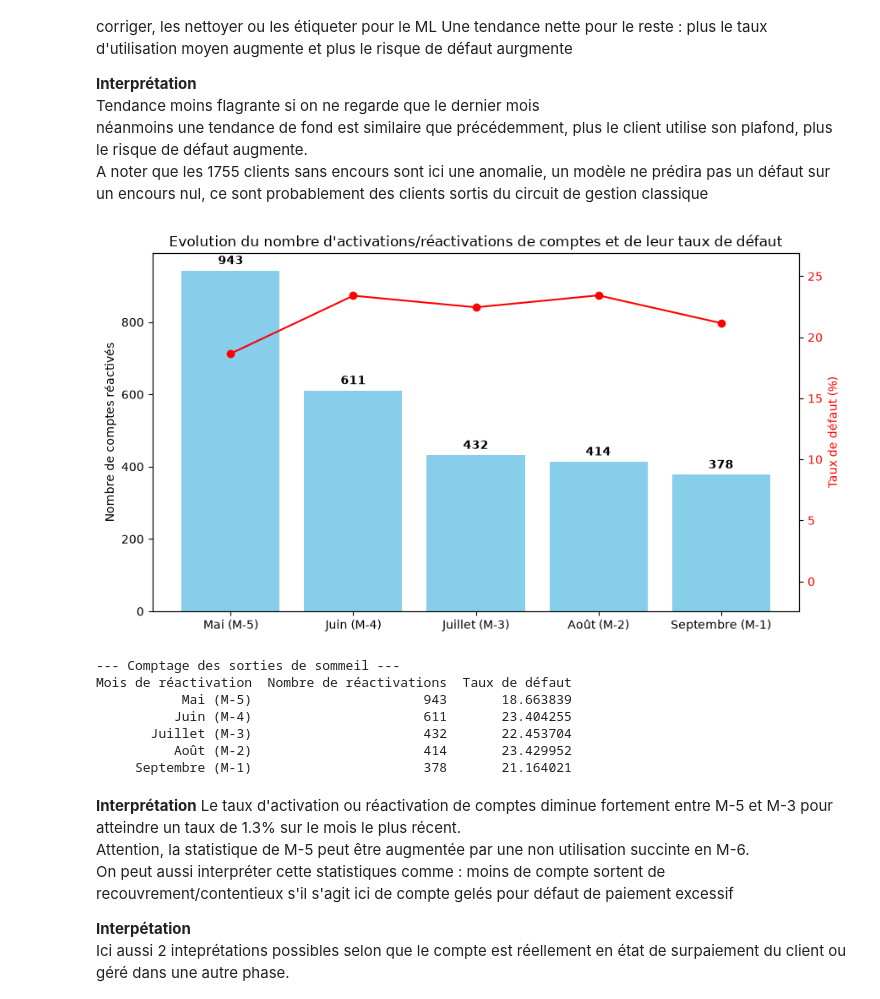
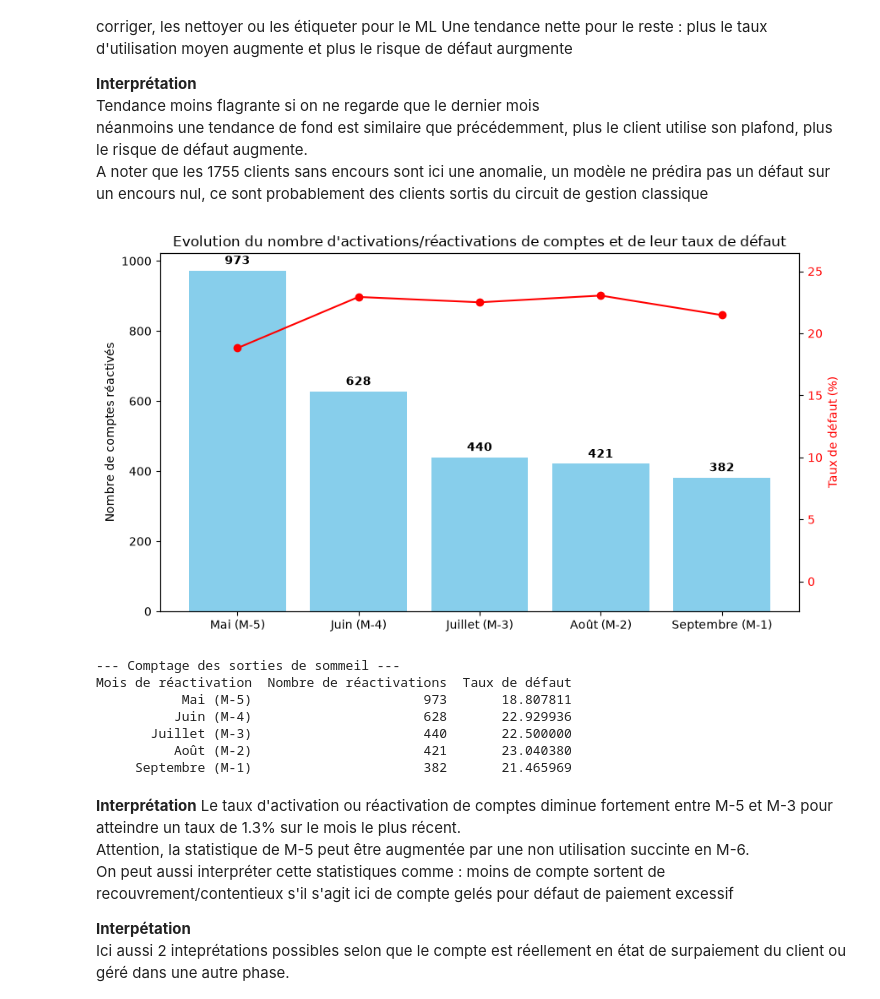
Before and after one commit to johan-mac-59/RiskLens_ML, a Jupyter notebook: src/05_02_EDA_storytelling.ipynb, the cells around one changed output. Cells and saved outputs as stored; diff of their text form; code cells hidden in the pictures.

```diff
--- a/src/05_02_EDA_storytelling.ipynb
+++ b/src/05_02_EDA_storytelling.ipynb
@@ -6,7 +6,7 @@ import os
 
 current_dir = os.path.abspath('.')
 root_dir = os.path.dirname(current_dir)
-file_path = os.path.join(root_dir, 'data', 'cleaned3_creditcard.csv')
+file_path = os.path.join(root_dir, 'data', 'cleaned2_creditcard.csv')
 
 # Charger le CSV dans un DataFrame
 df = pd.read_csv(file_path)
@@ -809,23 +872,0 @@ Résumé des sommes de retards (ordre chronologique) :
-# %%
-import pandas as pd
-
-# 1. Calcul du ratio moyen par client si non déjà présent dans le DataFrame
-cols_ratio = [f'ratio_BILL_LIMIT{i}' for i in range(1, 7)]
-df['ratio_mean_client'] = df[cols_ratio].mean(axis=1)
-
-# 2. Filtrage des clients ayant une moyenne de ratio strictement égale à 0
-df_ratio_zero = df[df['ratio_mean_client'] == 0].copy()
-
-# 3. Sélection des colonnes pertinentes pour une inspection claire
-cols_a_afficher = (
-    ['LIMIT_BAL'] +
-    [f'PAY_{i}' for i in range(1, 7) if f'PAY_{i}' in df.columns] +
-    [f'BILL_AMT{i}' for i in range(1, 7)] +
-    [f'PAY_AMT{i}' for i in range(1, 7)] +
-    ['dpnm']
-)
-
-print(f"Nombre de clients avec ratio moyen = 0 % : {len(df_ratio_zero)}")
-
-# Affichage du sous-ensemble de données
-df_ratio_zero[cols_a_afficher]
@@ -1521,6 +1467,7 @@ resultats = []
 for c in cycles:
     nom_mois = c['mois']
     curr_bill = c['curr_bill']
+    curr_pay = curr_bill.replace('BILL_AMT', 'PAY_AMT')
     dormant_cols = c['dormant_cols']
 
     # Masque de dormance cumulée : BILL_AMT <= 0 ET PAY_AMT == 0 sur TOUS les mois antérieurs
@@ -1528,8 +1475,8 @@ for c in cycles:
     for m in dormant_cols:
         mask_inactif_cumul &= (df[f'BILL_AMT{m}'] <= 0) & (df[f'PAY_AMT{m}'] == 0)
 
-    # Masque de sortie de sommeil au mois courant
-    mask_reactivation = mask_inactif_cumul & (df[curr_bill] > 0)
+    # Masque de sortie de sommeil au mois courant (facture > 0 OU paiement > 0)
+    mask_reactivation = mask_inactif_cumul & ((df[curr_bill] > 0) | (df[curr_pay] > 0))
 
     nb_reactives = mask_reactivation.sum()
 
@@ -1574,41 +1521,41 @@ for i, row in df_res.iterrows():
         fontsize=10,
         fontweight='bold'
     )
 
 # Deuxième axe pour le taux de défaut
 ax2 = ax1.twinx()
 line = ax2.plot(df_res['Mois de réactivation'], df_res['Taux de défaut'], marker='o', color='red', label='Taux de défaut (%)')
 ax2.set_ylabel('Taux de défaut (%)', color='red')
 ax2.tick_params(axis='y', labelcolor='red')
 
 # Ajustement de l'échelle du taux de défaut pour que 0 soit le minimum
 y_min = 0
 y_max = df_res['Taux de défaut'].max()+1
 y_range = y_max - y_min
 if y_range > 0:
     ax2.set_ylim(y_min - y_range * 0.1, y_max + y_range * 0.1)  # Marge de 10% en haut et bas
 else:
     ax2.set_ylim(0, 10)  # Valeur par défaut si tous les taux sont identiques
 
 # Titre et mise en page
 plt.title('Evolution du nombre d\'activations/réactivations de comptes et de leur taux de défaut')
 plt.xticks(rotation=45)
 plt.tight_layout()
 plt.grid(False)
 plt.show()
 
 # 3. Affichage du tableau de comptage
 print("--- Comptage des sorties de sommeil ---")
 print(df_res.to_string(index=False))
 # %% [output]
-[figure, old version]
+[figure, new version]
 --- Comptage des sorties de sommeil ---
 Mois de réactivation  Nombre de réactivations  Taux de défaut
-           Mai (M-5)                      943       18.663839
-          Juin (M-4)                      611       23.404255
-       Juillet (M-3)                      432       22.453704
-          Août (M-2)                      414       23.429952
-     Septembre (M-1)                      378       21.164021
+           Mai (M-5)                      973       18.807811
+          Juin (M-4)                      628       22.929936
+       Juillet (M-3)                      440       22.500000
+          Août (M-2)                      421       23.040380
+     Septembre (M-1)                      382       21.465969
 # %% [markdown]
 **Interprétation**
 Le taux d'activation ou réactivation de comptes diminue fortement entre M-5 et M-3 pour atteindre un taux de 1.3% sur le mois le plus récent.
```
Also changed, not shown: parts of 34 cells of this notebook.
